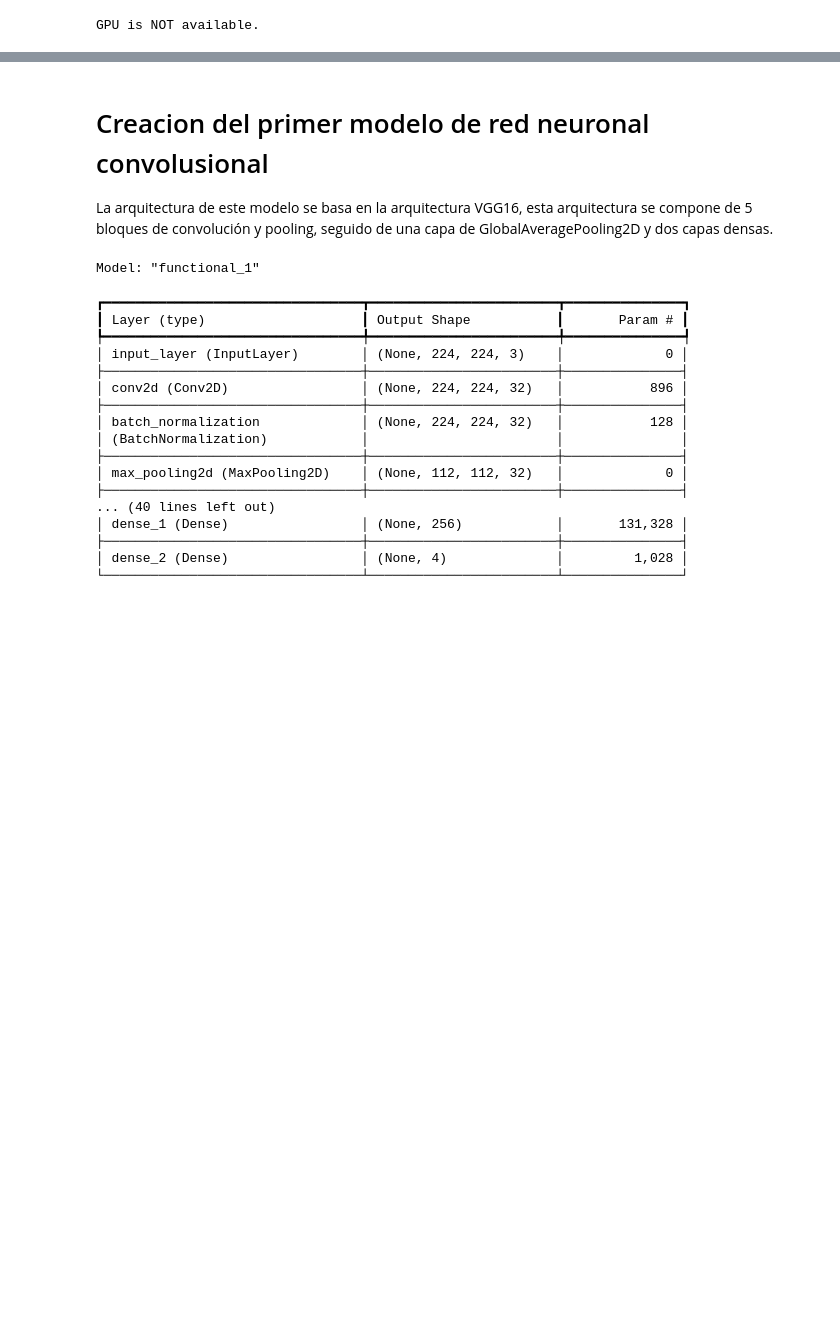
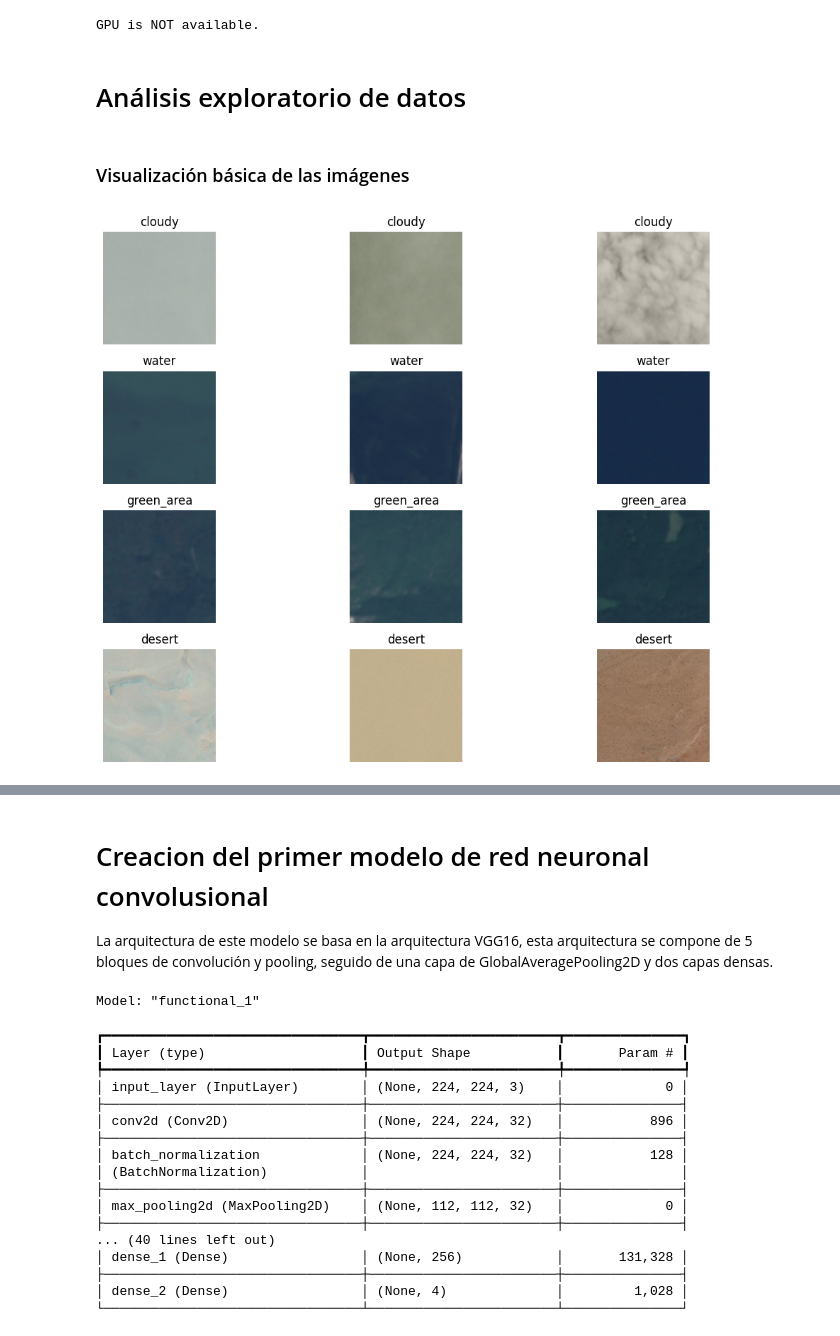
Before and after one commit to andres345gm/TE-regresiones, a Jupyter notebook: Proyecto/Proyecto.ipynb, the cells around one changed output, grey strips where cells are left out. Drawn from its saved outputs; the diff is of its cells as text; code cells hidden in the pictures; blank space fills up the shorter version.

Commit message:
Análisis exploratorio

```diff
--- a/Proyecto/Proyecto.ipynb
+++ b/Proyecto/Proyecto.ipynb
@@ -98,0 +86,24 @@ test_generator = test_datagen.flow(X_test, y_test, batch_size=32)
+# %% [markdown]
+# Análisis exploratorio de datos
+# %% [markdown]
+### Visualización básica de las imágenes
+# %%
+# Get indices of images per category
+indices_per_category = {}
+for class_name in classes:
+    indices_per_category[class_name] = np.where(labels == class_name)[0]
+
+# Display some images from each category
+plt.figure(figsize=(12, 8))
+num_images_per_category = 3
+for i, class_name in enumerate(classes):
+    indices = indices_per_category[class_name][:num_images_per_category]
+    for j, index in enumerate(indices):
+        plt.subplot(len(classes), num_images_per_category, i * num_images_per_category + j + 1)
+        plt.imshow(cv2.cvtColor(images[index], cv2.COLOR_BGR2RGB))
+        plt.title(class_name)
+        plt.axis('off')
+plt.tight_layout()
+plt.show()
+# %% [output]
+[figure, added]
```
Also changed, not shown: parts of 9 cells of this notebook.
